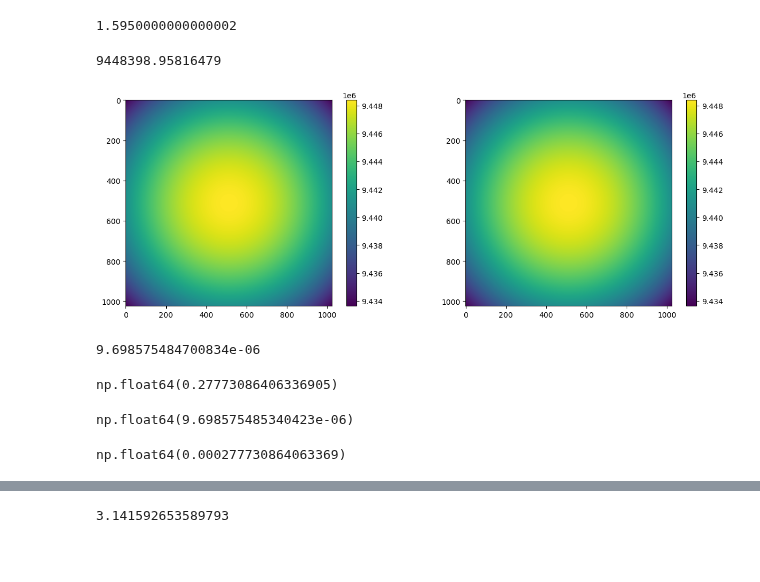
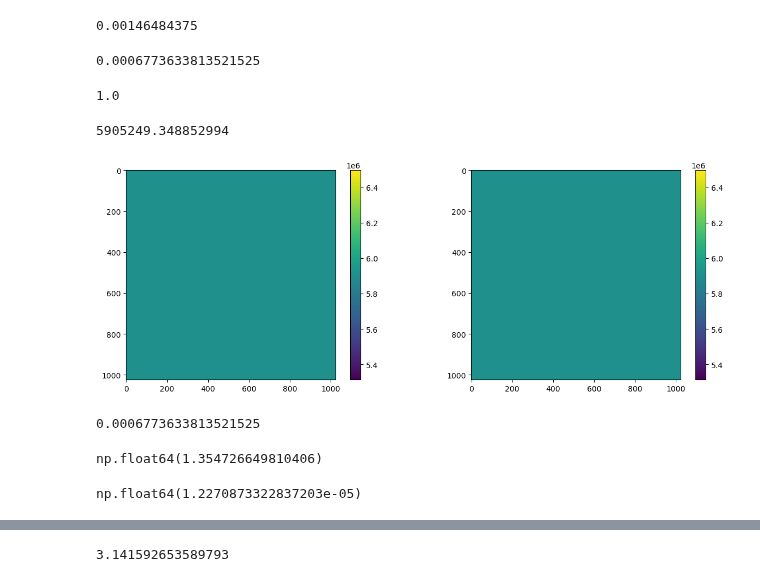
Before and after one commit to kskarthiksk/gaussian_duct_1, a Jupyter notebook: graph.ipynb, the cells around one changed output, grey strips where cells are left out. Saved outputs shown, nothing was run; the diff lists cells and outputs as text; code cells hidden in the pictures; blank space fills up the shorter version.

```diff
--- a/graph.ipynb
+++ b/graph.ipynb
@@ -5,54 +19,69 @@ import matplotlib.pyplot as plt
+# %%
+1.5 / pow(2,10)
+# %% [output]
+0.00146484375
+# %%
+params = {}
+with open("params1.txt") as f:
+    lines = f.readlines()
+    for item in lines:
+        item = item.split()
+        params[item[0]] = float(item[1])
+n0 = params['n0']
+n2 = params['n2']
+wavelength = params['wavelength'] / n0
+w0 = params['w0']
+print(w0)
+# %% [output]
+0.0006773633813521525
 # %%
-n0 = 1.6
-n2 = 10000
+# n0 = 1.6
+# n2 = 10000
 r = 1e-3
 n = n0 - 0.5 * n2 * r*r
 print(n)
 # %% [output]
-1.5950000000000002
+1.0
 # %%
 length = 1024
 width = 1000e-6
-wavelength = 1064e-9
 fig, axes = plt.subplots(1,2, figsize=(15,5))
-wavenumber = 2 * np.pi * n0 / wavelength
+wavenumber = 2 * np.pi / wavelength
 print(wavenumber)
 x = np.linspace(-width/2, width/2, length)
 y = np.linspace(-width/2, width/2, length)
 xx, yy = np.meshgrid(x,y)
 k = wavenumber * (1 - 0.5 * n2 * (xx*xx + yy*yy) / n0)
 # a = np.exp(0.5*n2/n0 * (xx*xx +yy*yy) * k * 1e-3)
 im = axes[0].imshow(np.abs(k))
 fig.colorbar(im, ax = axes[0])
 
-wavenumber = 2*np.pi / wavelength
+wavenumber = 2*np.pi / wavelength / n0
 n = n0 - 0.5 * n2 * (xx*xx + yy*yy)
 k = wavenumber * n
 im = axes[1].imshow(k)
 fig.colorbar(im, ax = axes[1])
 plt.show()
 # %% [output]
-9448398.95816479
+5905249.348852994
-[figure, old version]
+[figure, new version]
 # %%
-angle = 2 * np.pi / 180.0
-wavelength = 1064e-9
-w0 = wavelength / (np.pi * np.tan(angle))
-print(w0)
+# Gives w0 from angle and wavelength
+# n0 = 1
+# wavelength = 1064e-9
+angle = 0.5e-3 #2 * np.pi / 180.0 / n0
+w_0 = wavelength / (np.pi * np.tan(angle))
+print(w_0)
 # %% [output]
-9.698575484700834e-06
+0.0006773633813521525
 # %%
-1064e-6 / (np.pi * np.tan(angle)*np.tan(angle))
+wavelength / (np.pi * np.tan(angle)*np.tan(angle))
 # %% [output]
-np.float64(0.27773086406336905)
+np.float64(1.354726649810406)
 # %%
-np.sqrt(0.2777308641 * 1e-3 * wavelength / np.pi)
+np.sqrt(0.4445894883088606 * 1e-3 * wavelength / np.pi)
 # %% [output]
-np.float64(9.698575485340423e-06)
+np.float64(1.2270873322837203e-05)
-# %%
-wavelength / (np.pi * np.tan(angle)**2)
-# %% [output]
-np.float64(0.000277730864063369)
 # %%
 np.pi * w0*w0 / wavelength
 # %% [output]
```
Also changed, not shown: parts of 34 cells of this notebook, 7 other files.
